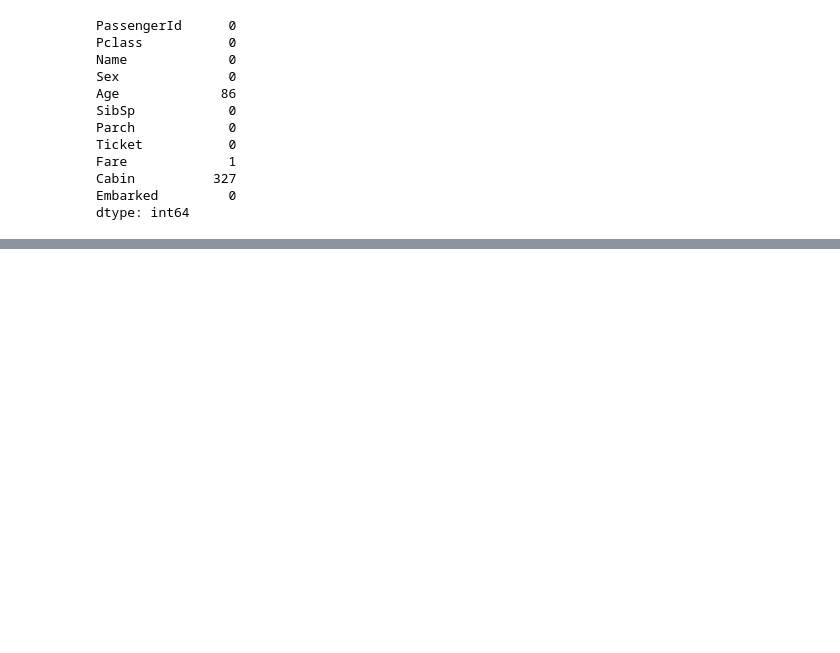
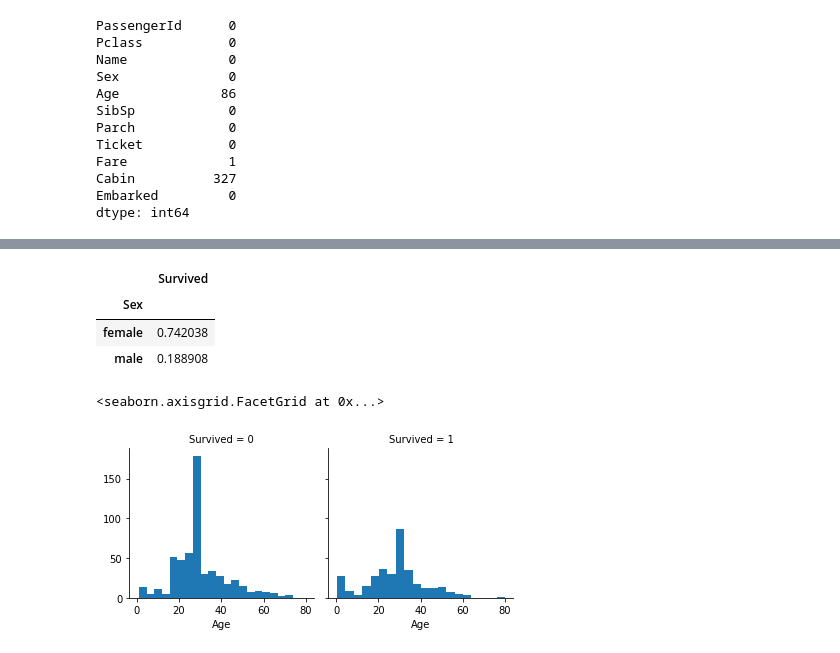
Before and after one commit to marco-prado/Estudos-Data-Science, a Jupyter notebook: Estudo Clustering.ipynb, the cells around one changed output, grey strips where cells are left out. Cells and saved outputs as stored; diff of their text form; code cells hidden in the pictures; blank space fills up the shorter version.

Commit message:
finalizacao da aplicacao de k-means

```diff
--- a/Estudo Clustering.ipynb
+++ b/Estudo Clustering.ipynb
@@ -51,8 +51,8 @@ array([0], dtype=int32)
 # Estudo Dataset Titanic
 ## Link para o dataset: https://www.kaggle.com/c/titanic
 # %%
-url_treino = "http://s3.amazonaws.com/assets.datacamp.com/course/Kaggle/train.csv"
-df_treino = pd.read_csv(url_treino)
+url_treinamento = "http://s3.amazonaws.com/assets.datacamp.com/course/Kaggle/train.csv"
+df_treinamento = pd.read_csv(url_treinamento)
 url_teste = "http://s3.amazonaws.com/assets.datacamp.com/course/Kaggle/test.csv"
 df_teste = pd.read_csv(url_teste)
 # %%
@@ -133,5 +133,5 @@ Cabin          327
 Embarked         0
 dtype: int64
 # %%
-df_treino.fillna(df_treino.mean(), inplace = True)
+df_treinamento.fillna(df_treinamento.mean(), inplace = True)
 df_teste.fillna(df_teste.mean(), inplace = True)
@@ -137,0 +146,13 @@ df_teste.fillna(df_teste.mean(), inplace = True)
+# %%
+df_treinamento[['Sex','Survived']].groupby(['Sex']).mean().sort_values(by=['Survived'], ascending = False)
+# %% [output]
+|  | Survived |
+| Sex |  |
+| female | 0.742038 |
+| male | 0.188908 |
+# %%
+graph = sns.FacetGrid(df_treinamento, col='Survived')
+graph.map(plt.hist, 'Age', bins=20)
+# %% [output]
+<seaborn.axisgrid.FacetGrid at 0x...>
+[figure, added]
```
Also changed, not shown: parts of 17 cells of this notebook.
